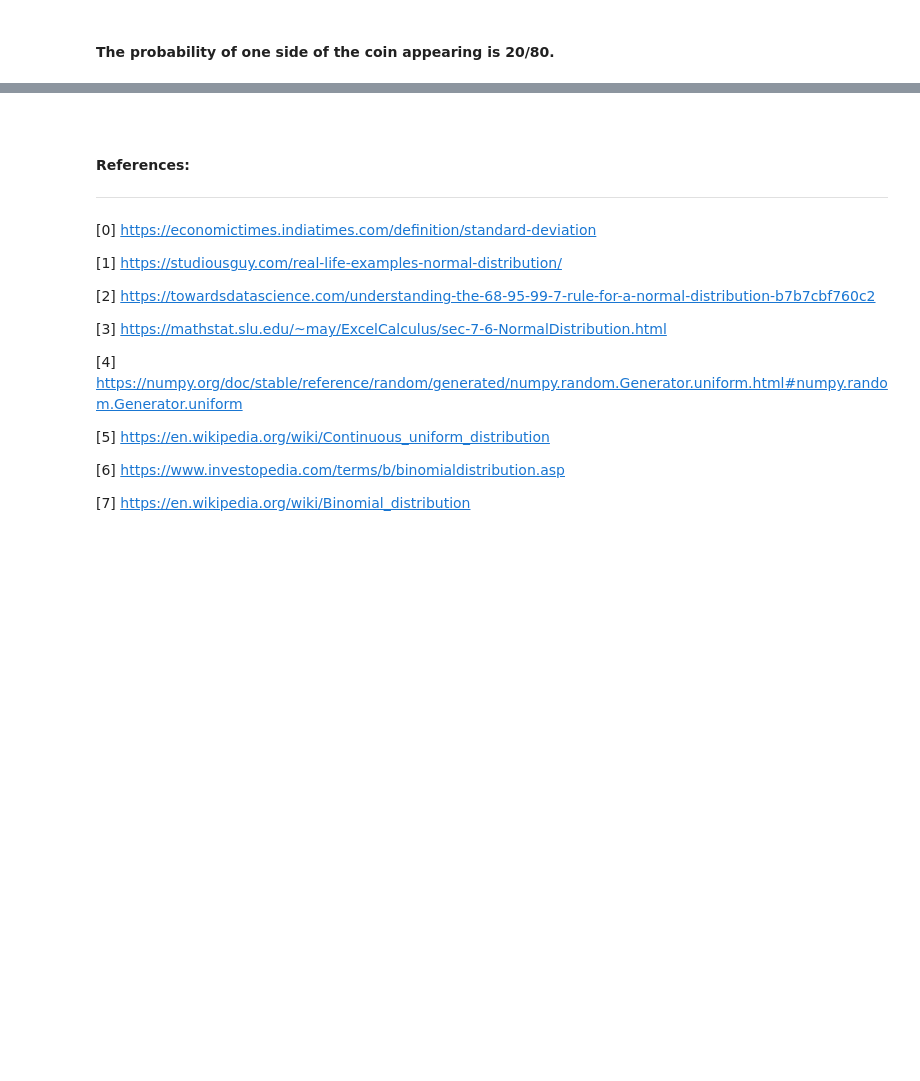
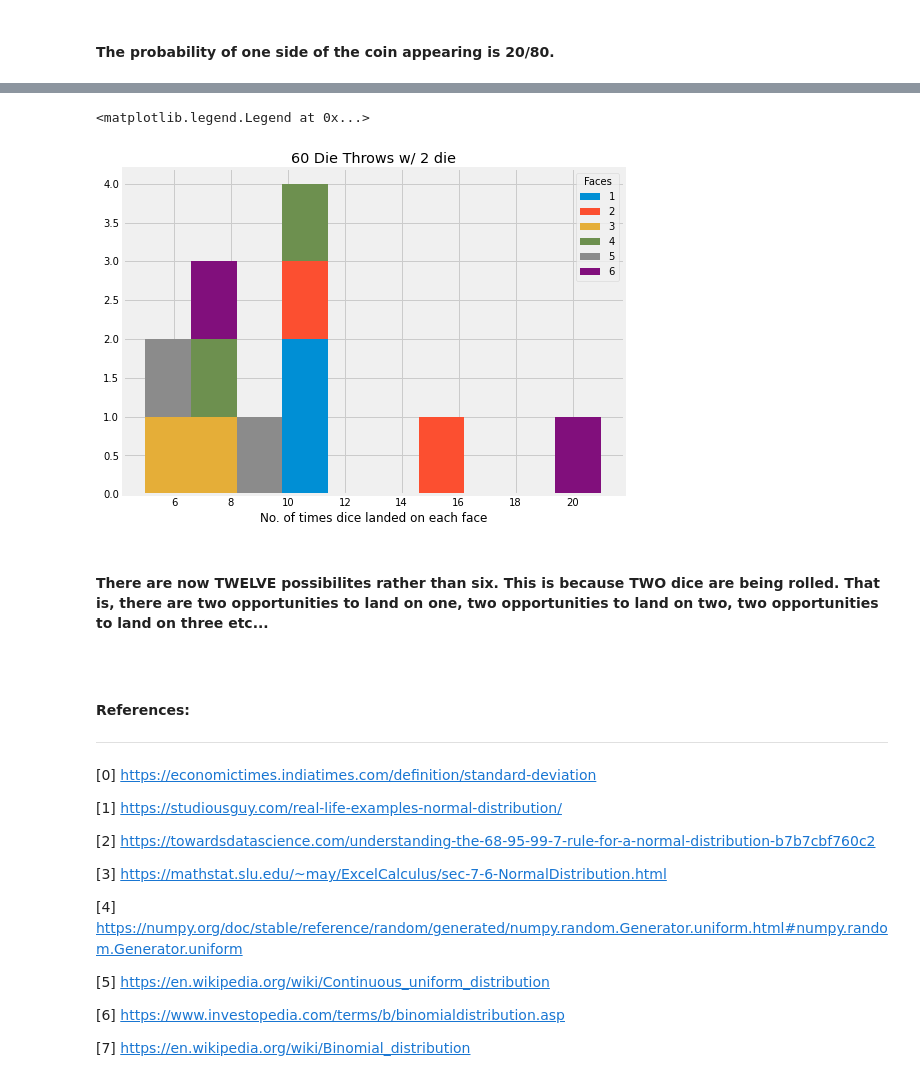
Before and after one commit to Izardo/Numpy-Random-Assignment, a Jupyter notebook: numpy-random.ipynb, the cells around one changed output, grey strips where cells are left out. Saved outputs shown, nothing was run; the diff lists cells and outputs as text; code cells hidden in the pictures; blank space fills up the shorter version.

```diff
--- a/numpy-random.ipynb
+++ b/numpy-random.ipynb
@@ -957,0 +995,3 @@ Generate a sample from a binomial distribution.
+# %%
+# Generate a sample from p & n values above, throw 2 dice this time.
+count = rng.multinomial(n, pvals=p*6, size=2)
@@ -958,3 +1008,19 @@ Generate a sample from a binomial distribution.
+# %%
+# Plot results.
+plt.rcParams["figure.figsize"] = (8,6)
+fig, ax = plt.subplots()
+
+plt.title("60 Die Throws w/ 2 die")
+plt.xlabel("No. of times dice landed on each face")
+ax.hist(count, histtype="barstacked");
+
+faces = ['1', '2', '3', '4', '5', '6']
+plt.legend(faces, title="Faces")
+# %% [output]
+<matplotlib.legend.Legend at 0x...>
+[figure, added]
+# %% [markdown]
+#### There are now TWELVE possibilites rather than six. This is because TWO dice are being rolled. That is, there are two opportunities to land on one, two opportunities to land on two, two opportunities to land on three etc...
 # %% [markdown]
 <br>
 
```
Also changed, not shown: parts of 22 cells of this notebook.
